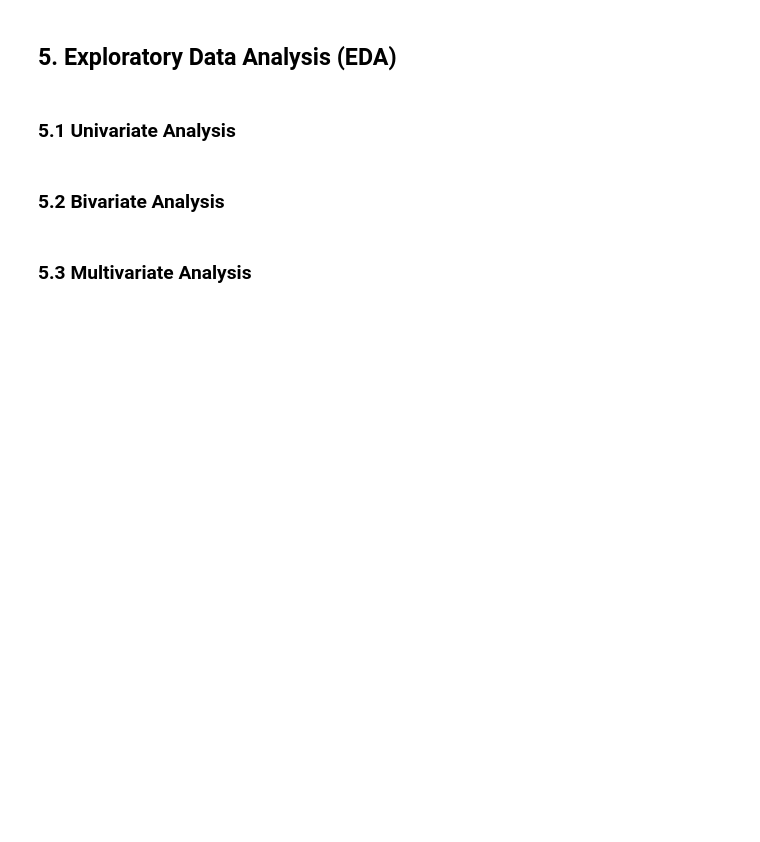
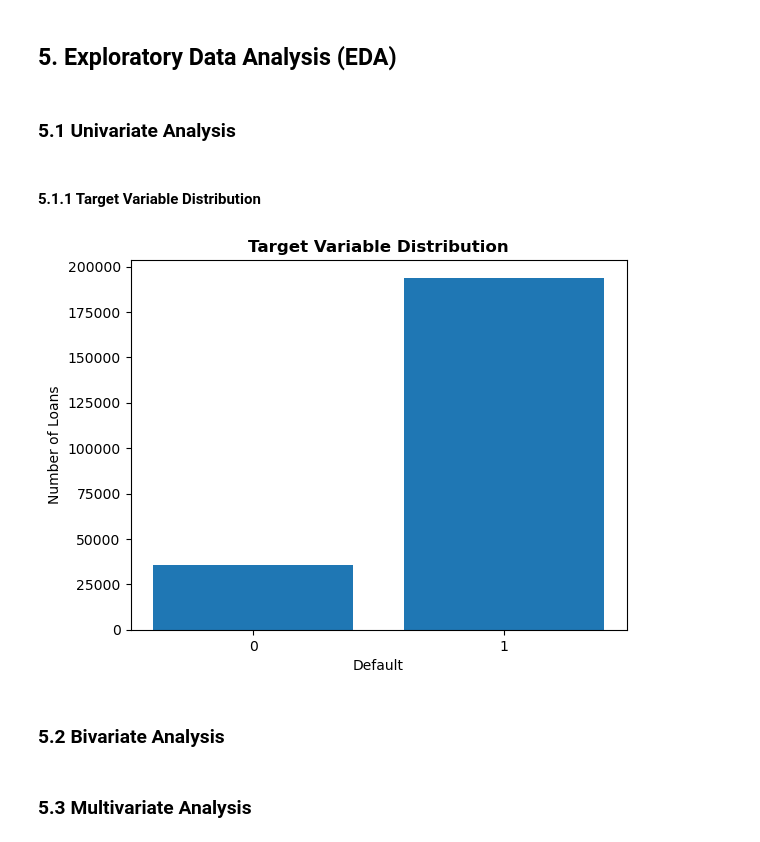
Before and after one commit to mnenedavid/Loan-Default-Risk-Detection, a Jupyter notebook: notebook.ipynb, the cells around one changed output. Drawn from its saved outputs; the diff is of its cells as text; code cells hidden in the pictures; blank space fills up the shorter version.

```diff
--- a/notebook.ipynb
+++ b/notebook.ipynb
@@ -190,0 +236,5 @@ data.duplicated().sum()
+# %%
+#dropping the columns
+print("Shape Before:", df.shape)
+df = df.drop(columns=drop_cols)
+print("Shape After:", df.shape)
@@ -190,0 +295,8 @@ data.duplicated().sum()
+# %%
+#Dropping high-missing columns
+cols_to_drop = ["loantype", "isrolledover", "channelused"]
+df = df.drop(columns=cols_to_drop)
+# %%
+#Since all remaining columns have <10% missing rows and we have a huge dataset we drop
+df = df.dropna()
+print("Shape After:", df.shape)
@@ -190,0 +310,3 @@ data.duplicated().sum()
+# %%
+df = df.rename(columns = {"target_loan_cleared":"default"})
+df.columns
@@ -192,6 +327,19 @@ data.duplicated().sum()
 ## 5. Exploratory Data Analysis (EDA)
 # %% [markdown]
 ### 5.1 Univariate Analysis
+# %% [markdown]
+#### 5.1.1 Target Variable Distribution
+# %%
+counts = df["default"].value_counts().sort_index()
+
+plt.figure()
+plt.bar(counts.index.astype(str), counts.values)
+plt.xlabel("Default")
+plt.ylabel("Number of Loans")
+plt.title("Target Variable Distribution", fontweight='bold')
+plt.show()
+# %% [output]
+[figure, added]
 # %% [markdown]
 ### 5.2 Bivariate Analysis
 # %% [markdown]
```
Also changed, not shown: parts of 27 cells of this notebook, 2 other files.
